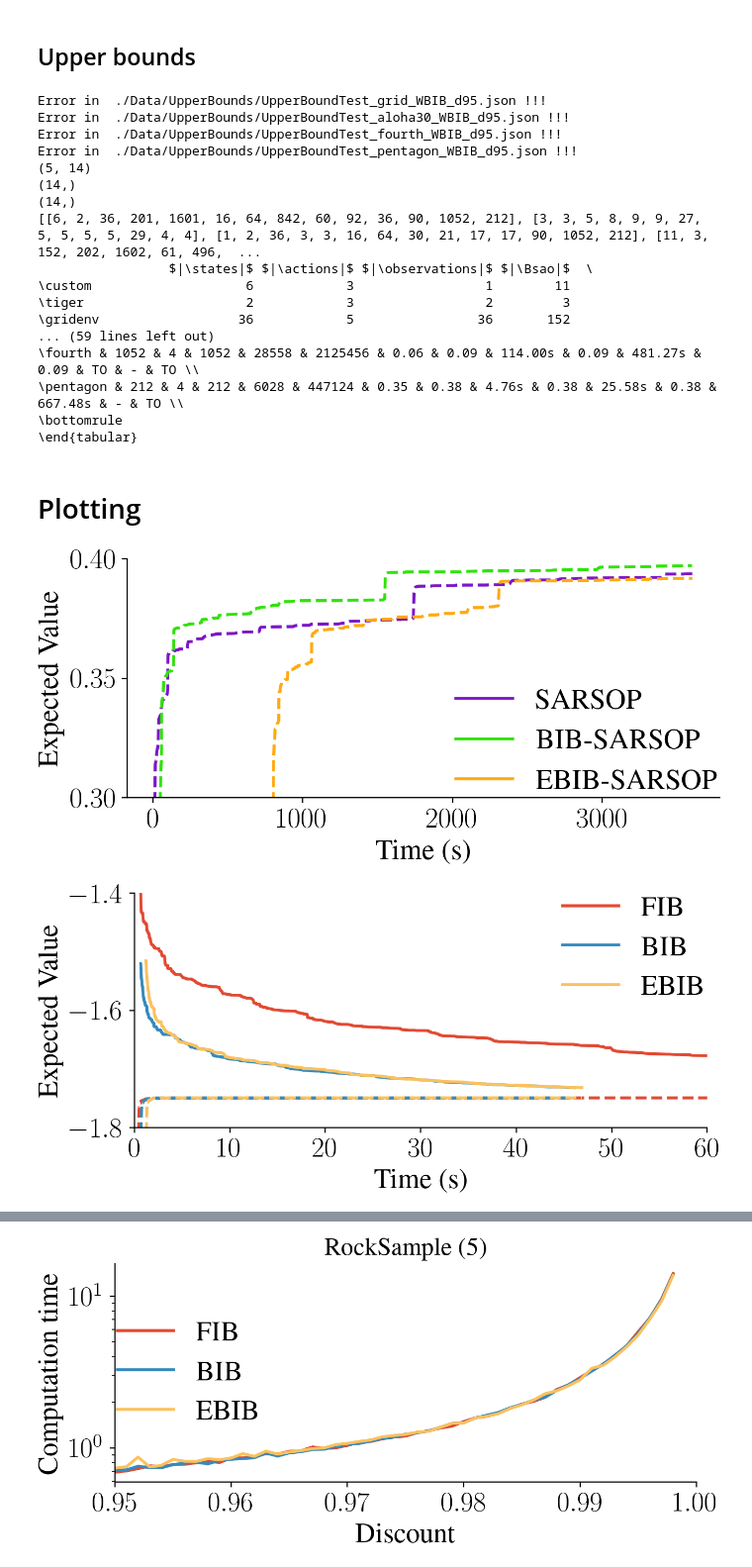
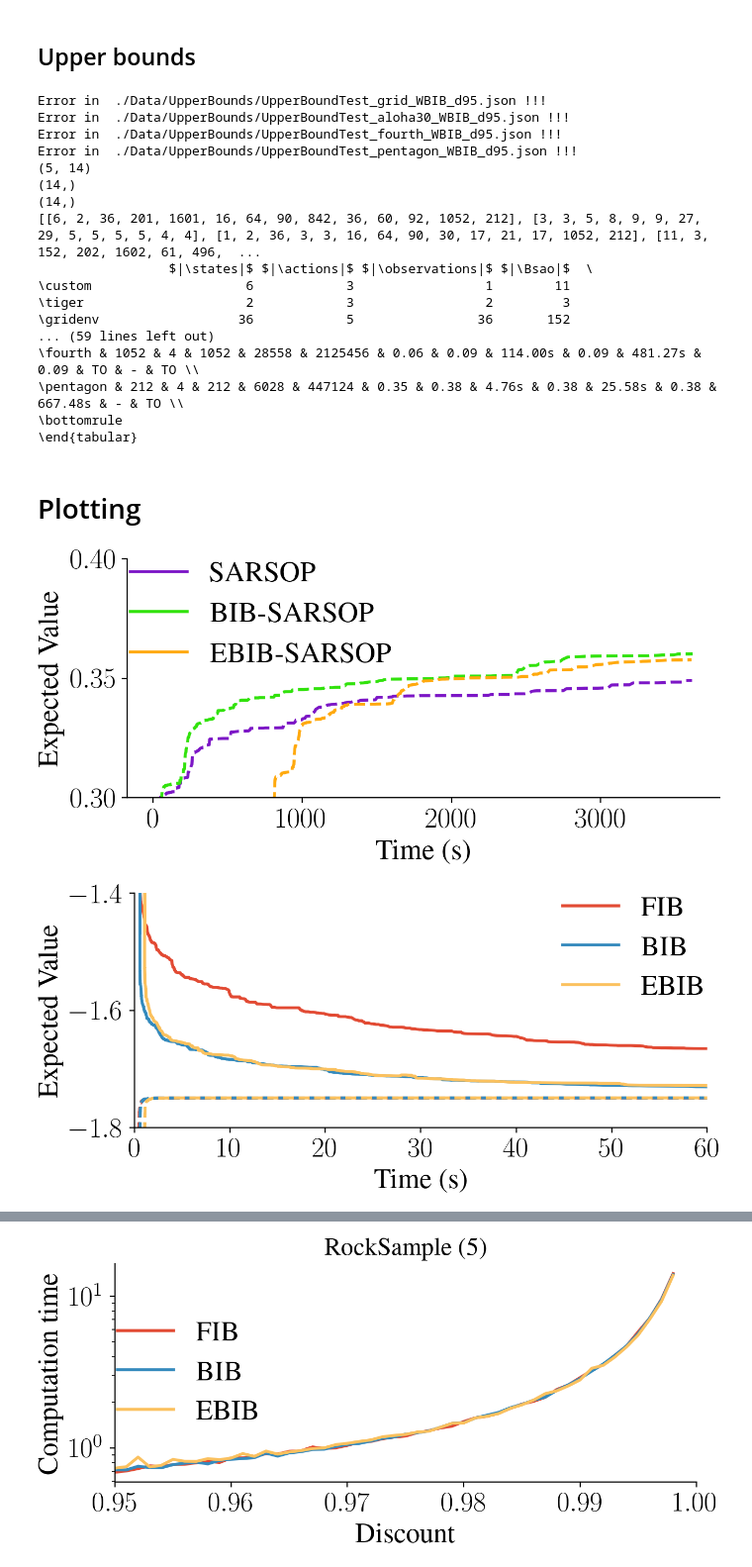
Before and after one commit to MKrale/Tighter_Informed_Bound, a Jupyter notebook: plotting_python.ipynb, the cells around one changed output, grey strips where cells are left out. Shown: that part at 99% size. Drawn from its saved outputs; the diff is of its cells as text; code cells hidden in the pictures.

```diff
--- a/plotting_python.ipynb
+++ b/plotting_python.ipynb
@@ -18,9 +18,8 @@ pres_sarsop = []
 pres_ub = []
 # all_envs = ["ABC", "Tiger", "RockSample5", "RockSample10", "K-out-of-N2", "K-out-of-N3",
 #             "FrozenLake4", "FrozenLake10", "Tag", "Hallway1", "Hallway2", "MiniHallway", "TigerGrid"] # All envs
-all_envs = ["ABC", "Tiger","grid", "RockSample5", "RockSample10", "K-out-of-N2", "K-out-of-N3", "Tag",
-            "SparseTigerGrid","SparseHallway1", "SparseHallway2",
-            "aloha30", "fourth", "pentagon" ]
+all_envs = ["ABC", "Tiger","grid", "RockSample5", "RockSample10", "K-out-of-N2", "K-out-of-N3","aloha30",
+             "Tag",  "SparseTigerGrid","SparseHallway1", "SparseHallway2", "fourth", "pentagon" ]
 # Missing: "sunysb", "fourth" (Never run) &
 
 # all_envs = ["ABC", "Tiger", "RockSample5", "K-out-of-N2", "K-out-of-N3",
@@ -38,6 +37,8 @@ Env_to_latex_name = {
     "Hallway1":"\\hallway1",
     "Hallway2":"\\hallway2",
     "TigerGrid":"\\tigergrid",
+    "Sparse_Hallway1":"\\hallwayone",
+    "Sparse_Hallway2":"\\hallwaytwo",
     "SparseHallway1":"\\hallwayone",
     "SparseHallway2":"\\hallwaytwo",
     "SparseTigerGrid":"\\tigergrid",
@@ -328,6 +328,8 @@ for _e in pres_ub:
     env_names.append("")
     S.append(""); A.append("");O.append("")
     Bsao.append(""); Bbao.append("")
+
+empty = np.repeat(" ", len(pres_ub))
 
 for (heur_idx, name) in enumerate(heuristic_names):
     for (env_idx, thispre) in enumerate(pres_ub):
@@ -382,7 +384,7 @@ Error in  ./Data/UpperBounds/UpperBoundTest_pentagon_WBIB_d95.json !!!
 (5, 14)
 (14,)
 (14,)
-[[6, 2, 36, 201, 1601, 16, 64, 842, 60, 92, 36, 90, 1052, 212], [3, 3, 5, 8, 9, 9, 27, 5, 5, 5, 5, 29, 4, 4], [1, 2, 36, 3, 3, 16, 64, 30, 21, 17, 17, 90, 1052, 212], [11, 3, 152, 202, 1602, 61, 496,  ...
+[[6, 2, 36, 201, 1601, 16, 64, 90, 842, 36, 60, 92, 1052, 212], [3, 3, 5, 8, 9, 9, 27, 29, 5, 5, 5, 5, 4, 4], [1, 2, 36, 3, 3, 16, 64, 90, 30, 17, 21, 17, 1052, 212], [11, 3, 152, 202, 1602, 61, 496,  ...
                  $|\states|$ $|\actions|$ $|\observations|$ $|\Bsao|$  \
 \custom                    6            3                 1        11
 \tiger                     2            3                 2         3
@@ -397,28 +399,27 @@ Error in  ./Data/UpperBounds/UpperBoundTest_pentagon_WBIB_d95.json !!!
 # %%
 # colours =  ['#E24A33', '#348ABD',  '#FBC15E', '#8EBA42', '#FFB5B8']
 colours = ["#7C16C6","#31E20C", "#FFA90D", "#F90D24",  "#FFF90D"]
-interesting = ["SparseHallway2"]
 
 
-ts, ubs, lbs, solvernames, envname = get_data_plot("SparseHallway2")
+ts, ubs, lbs, solvernames, envname = get_data_plot("Sparse_Hallway2")
 
 for (i,label) in enumerate(solvernames):
     plt.plot(ts[i][1:],ubs[i][1:], label=label, color=colours[i], linestyle="-")
     plt.plot(ts[i][1:],lbs[i][1:], label=None, color=colours[i], linestyle="--")
     # x,y  = ts[i][-1], (ubs[i][-1] + lbs[i][-1])/2
     # plt.plot(x,y, marker="o", markersize=15, label=None, color=colours[i])
     # x,y  = ts[i][-1], lbs[i][-1]
     # plt.plot(x,y, marker="X", markersize=10, label=None, color=colours[i])
 
 plt.xlabel("Time (s)")
 plt.ylabel("Expected Value")
 
 plt.ylim(0.3, 0.4)
 # plt.xlim(0,1000)
 plt.legend()
 plt.show()
 # %% [output]
-[figure, old version]
+[figure, new version]
 # %%
 colours =  ['#E24A33', '#348ABD',  '#FBC15E', '#8EBA42', '#FFB5B8']
 filename = "Data/Figures/SarsopTest_K-out-of-N2.pdf"
@@ -444,7 +445,7 @@ plt.legend()
 plt.savefig(filename, transparent=True)
 plt.show()
 # %% [output]
-[figure, old version]
+[figure, new version]
 # %%
 # K-out-of-N2
 
```
Also changed, not shown: parts of 3 cells of this notebook, 9 other files.
